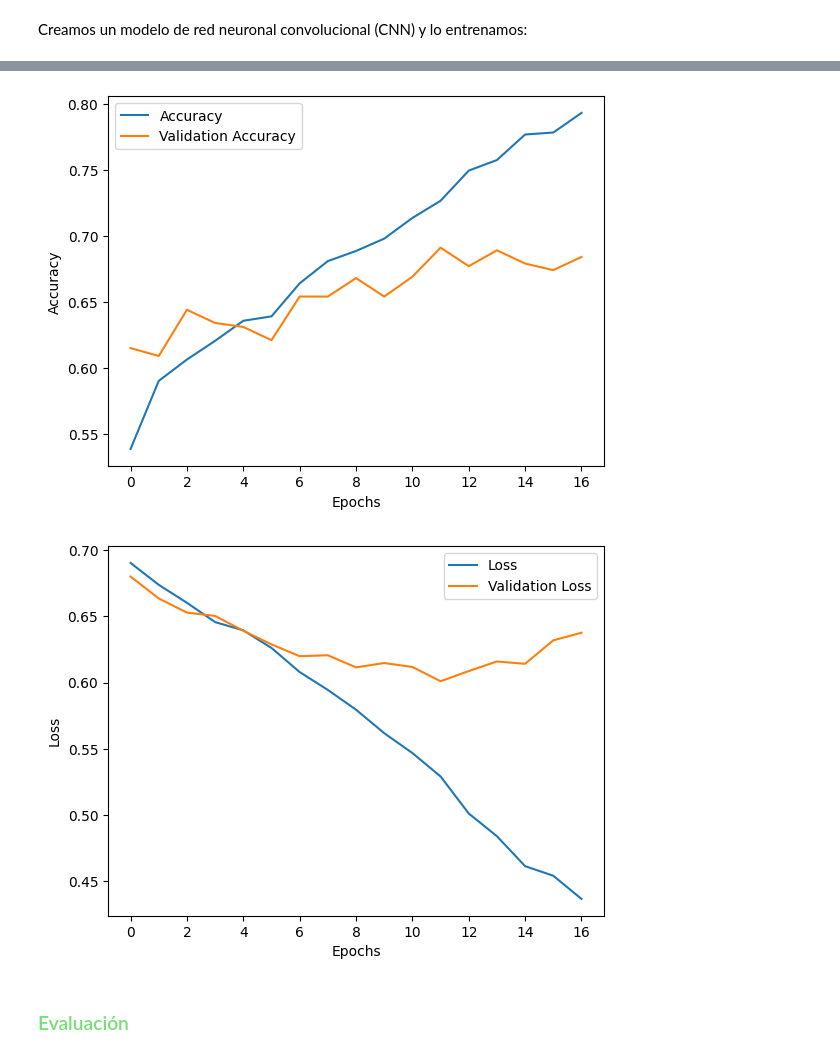
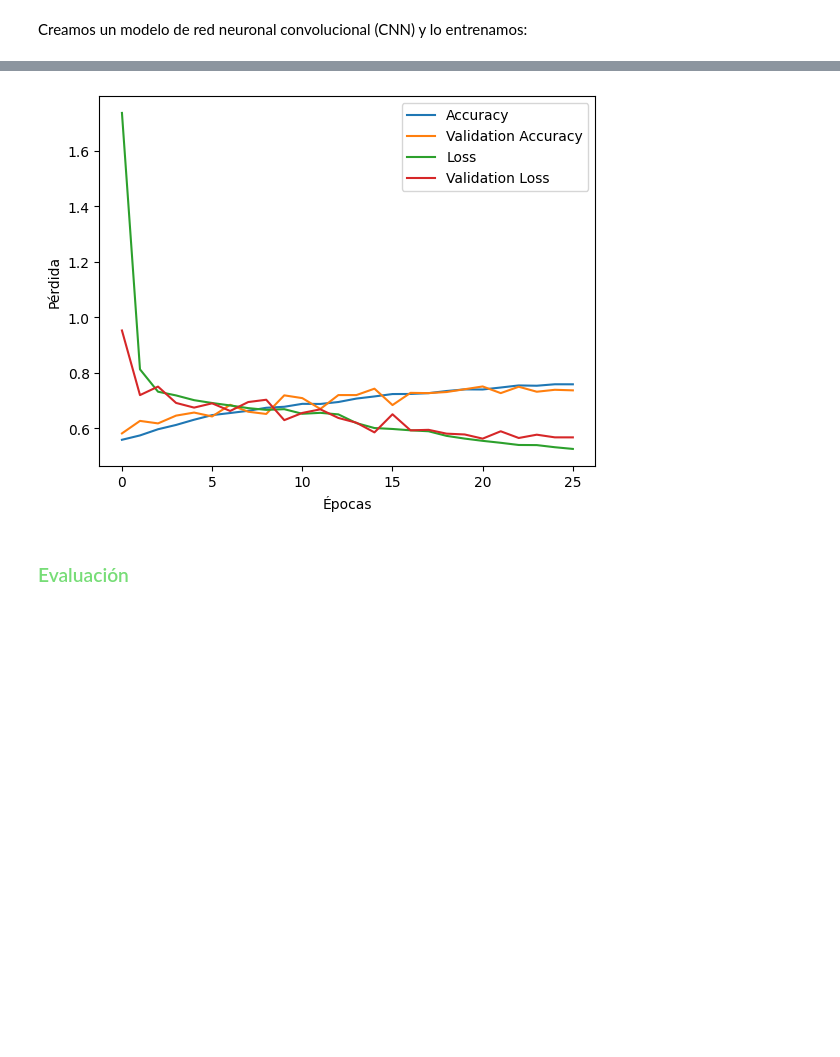
Before and after one commit to GII-IS-TFG-framonmar7/experiments, a Jupyter notebook: src/emotionDetection/sadnessDetection.ipynb, the cells around one changed output, grey strips where cells are left out. Cells and saved outputs as stored; diff of their text form; code cells hidden in the pictures; blank space fills up the shorter version.

```diff
--- a/src/emotionDetection/sadnessDetection.ipynb
+++ b/src/emotionDetection/sadnessDetection.ipynb
@@ -57,13 +54,17 @@ def limit_class(X, y, target_class, max_samples):
     indices = np.where(mask)[0]
     if len(indices) > max_samples:
         indices = np.random.choice(indices, max_samples, replace=False)
-    return X[indices], y[indices]
+    else:
+        return X[indices], y[indices]  # No limitar si hay menos muestras que max_samples
+    limited_X = X[indices]
+    limited_y = y[indices]
+    return limited_X, limited_y
 
-# Limitar la clase "Not Sad" a 3000 muestras
-X_train_not_sad, y_train_not_sad = limit_class(X_train, y_train, 0, 3000)
+# Limitar la clase "Not Sad" a 4000 muestras
+X_train_not_sad, y_train_not_sad = limit_class(X_train, y_train, 0, 4000)
 
-# Limitar la clase "Sad" a 3000 muestras
-X_train_sad, y_train_sad = limit_class(X_train, y_train, 1, 3000)
+# Limitar la clase "Sad" a 5000 muestras
+X_train_sad, y_train_sad = limit_class(X_train, y_train, 1, 4000)
 
 # Combinar ambas clases
 X_train_balanced = np.concatenate((X_train_not_sad, X_train_sad), axis=0)
@@ -144,20 +196,28 @@ Enfado: 1, Cantidad: 500
 Creamos un modelo de red neuronal convolucional (CNN) y lo entrenamos:
 # %%
 from tensorflow.keras.models import Sequential
-from tensorflow.keras.layers import Conv2D, Dense, Flatten, MaxPooling2D, Dropout
+from tensorflow.keras.layers import Conv2D, Dense, Flatten, MaxPooling2D, Dropout, BatchNormalization
 from tensorflow.keras.optimizers import Adam
+from tensorflow.keras.callbacks import EarlyStopping, ReduceLROnPlateau
 from tensorflow.keras.callbacks import EarlyStopping
+import matplotlib.pyplot as plt
 
 # Definir el modelo
 model = Sequential([
     Conv2D(32, (3, 3), activation='relu', input_shape=(48, 48, 1)),
+    BatchNormalization(),
     MaxPooling2D((2, 2)),
-    Dropout(0.25),
+    Dropout(0.3),
     Conv2D(64, (3, 3), activation='relu'),
+    BatchNormalization(),
     MaxPooling2D((2, 2)),
-    Dropout(0.25),
+    Dropout(0.3),
+    Conv2D(128, (3, 3), activation='relu'),
+    BatchNormalization(),
+    MaxPooling2D((2, 2)),
+    Dropout(0.4),
     Flatten(),
-    Dense(128, activation='relu'),
+    Dense(128, activation='relu', kernel_regularizer='l2'),
     Dropout(0.5),
     Dense(1, activation='sigmoid')
 ])
@@ -169,32 +229,31 @@ model.compile(
     metrics=['accuracy']
 )
 
-# Definir la devolución de llamada de detención temprana
-early_stopping = EarlyStopping(monitor='val_loss', patience=5)
+# Definir las devoluciones de llamada
+early_stopping = EarlyStopping(monitor='val_loss', patience=5, restore_best_weights=True)
+reduce_lr = ReduceLROnPlateau(monitor='val_loss', factor=0.5, patience=3, min_lr=0.00001)
 
 # Entrenar el modelo
 history = model.fit(
     x=X_train_balanced,
     y=y_train_balanced,
     validation_data=(X_test_balanced, y_test_balanced),
-    epochs=100,
-    callbacks=[early_stopping]
+    epochs=30,
+    callbacks=[early_stopping, reduce_lr]
 )
 
 # Mostrar los resultados del entrenamiento
-import matplotlib.pyplot as plt
-
 plt.plot(history.history['accuracy'], label='Accuracy')
 plt.plot(history.history['val_accuracy'], label='Validation Accuracy')
-plt.xlabel('Epochs')
-plt.ylabel('Accuracy')
+plt.xlabel('Épocas')
+plt.ylabel('Precisión')
 plt.legend()
-plt.show()
 
 plt.plot(history.history['loss'], label='Loss')
 plt.plot(history.history['val_loss'], label='Validation Loss')
-plt.xlabel('Epochs')
-plt.ylabel('Loss')
+plt.xlabel('Épocas')
+plt.ylabel('Pérdida')
 plt.legend()
+
 plt.show()
 # %% [output]
@@ -218,5 +277,4 @@ Epoch 17/100
-[figure, old version]
+[figure, new version]
-[figure, removed]
 # %% [markdown]
 ### <span style="color:#77dd77;">Evaluación</span>
 # %% [markdown]
```
Also changed, not shown: parts of 9 cells of this notebook, 16 other files.
